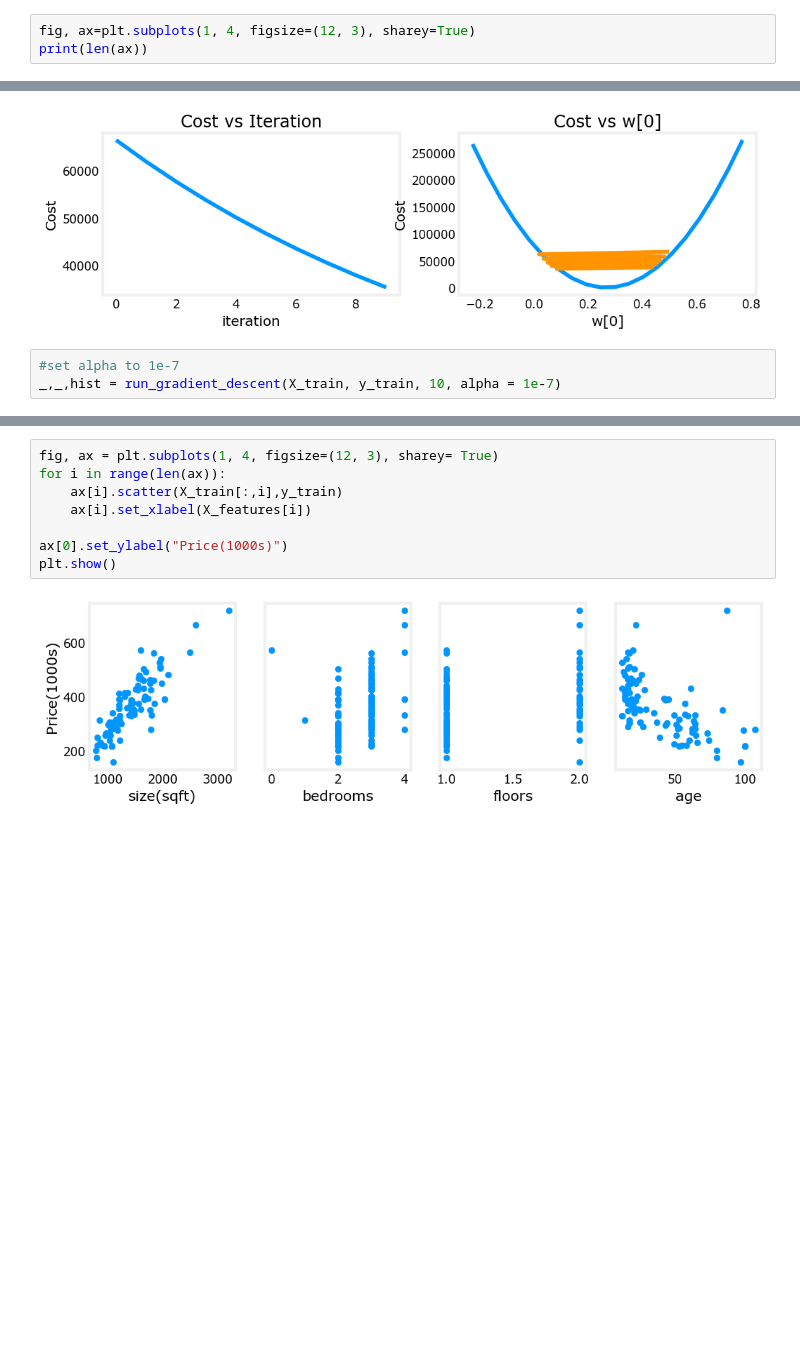
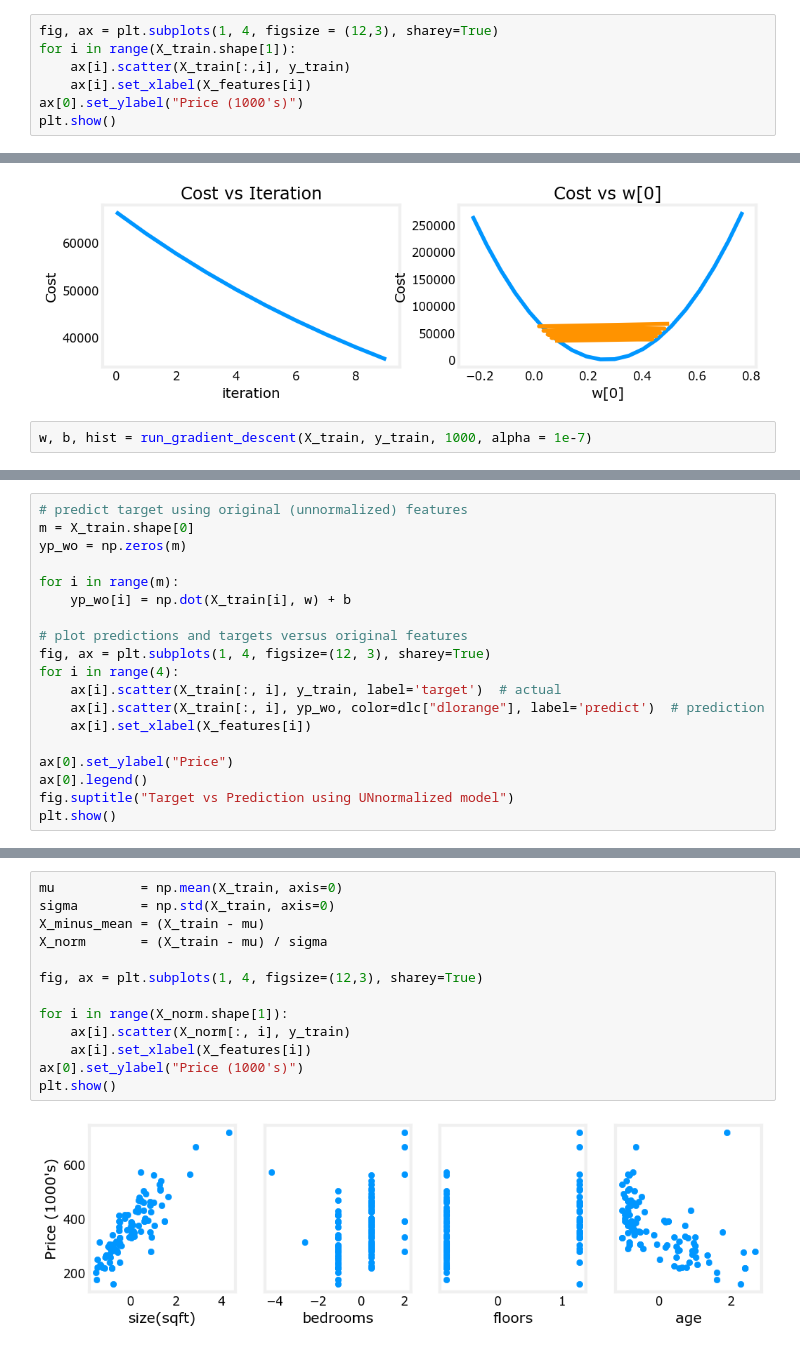
Before and after one commit to hridoynasah/Machine-Learning-Specialization, a Jupyter notebook: 1. Supervised Machine Learning/Week 2/LAB_W2/C1_W2_Lab03_Feature_Scaling_and_Learning_Rate.ipynb, the cells around one changed output, grey strips where cells are left out. Cells and saved outputs as stored; diff of their text form; blank space fills up the shorter version.

Commit message:
very carefully understood learning rate alpha and feature scaling

```diff
--- a/1. Supervised Machine Learning/Week 2/LAB_W2/C1_W2_Lab03_Feature_Scaling_and_Learning_Rate.ipynb
+++ b/1. Supervised Machine Learning/Week 2/LAB_W2/C1_W2_Lab03_Feature_Scaling_and_Learning_Rate.ipynb
@@ -16,4 +18,8 @@ X_train.shape, X_train[:, 3].shape
 # %%
-fig, ax=plt.subplots(1, 4, figsize=(12, 3), sharey=True)
-print(len(ax))
+fig, ax = plt.subplots(1, 4, figsize = (12,3), sharey=True)
+for i in range(X_train.shape[1]):
+    ax[i].scatter(X_train[:,i], y_train)
+    ax[i].set_xlabel(X_features[i])
+ax[0].set_ylabel("Price (1000's)")
+plt.show()
 # %% [output]
@@ -73,8 +72,7 @@ plot_cost_i_w(X_train, y_train, hist)
 # %% [output]
 [figure]
 # %%
-#set alpha to 1e-7
-_,_,hist = run_gradient_descent(X_train, y_train, 10, alpha = 1e-7)
+w, b, hist = run_gradient_descent(X_train, y_train, 1000, alpha = 1e-7)
 # %% [output]
 Iteration Cost          w0       w1       w2       w3       b       djdw0    djdw1    djdw2    djdw3    djdb
 ---------------------|--------|--------|--------|--------|--------|--------|--------|--------|--------|--------|
@@ -95,0 +94,19 @@ plot_cost_i_w(X_train,y_train,hist)
+# %%
+# predict target using original (unnormalized) features
+m = X_train.shape[0]
+yp_wo = np.zeros(m)
+
+for i in range(m):
+    yp_wo[i] = np.dot(X_train[i], w) + b
+
+# plot predictions and targets versus original features
+fig, ax = plt.subplots(1, 4, figsize=(12, 3), sharey=True)
+for i in range(4):
+    ax[i].scatter(X_train[:, i], y_train, label='target')  # actual
+    ax[i].scatter(X_train[:, i], yp_wo, color=dlc["dlorange"], label='predict')  # prediction
+    ax[i].set_xlabel(X_features[i])
+
+ax[0].set_ylabel("Price")
+ax[0].legend()
+fig.suptitle("Target vs Prediction using UNnormalized model")
+plt.show()
@@ -96,11 +141,16 @@ plot_cost_i_w(X_train,y_train,hist)
 # %%
-fig, ax = plt.subplots(1, 4, figsize=(12, 3), sharey= True)
-for i in range(len(ax)):
-    ax[i].scatter(X_train[:,i],y_train)
+mu           = np.mean(X_train, axis=0)
+sigma        = np.std(X_train, axis=0)
+X_minus_mean = (X_train - mu)
+X_norm       = (X_train - mu) / sigma
+
+fig, ax = plt.subplots(1, 4, figsize=(12,3), sharey=True)
+
+for i in range(X_norm.shape[1]):
+    ax[i].scatter(X_norm[:, i], y_train)
     ax[i].set_xlabel(X_features[i])
-
-ax[0].set_ylabel("Price(1000s)")
+ax[0].set_ylabel("Price (1000's)")
 plt.show()
 # %% [output]
-[figure, old version]
+[figure, new version]
 # %%
```
Also changed, not shown: parts of 32 cells of this notebook.
